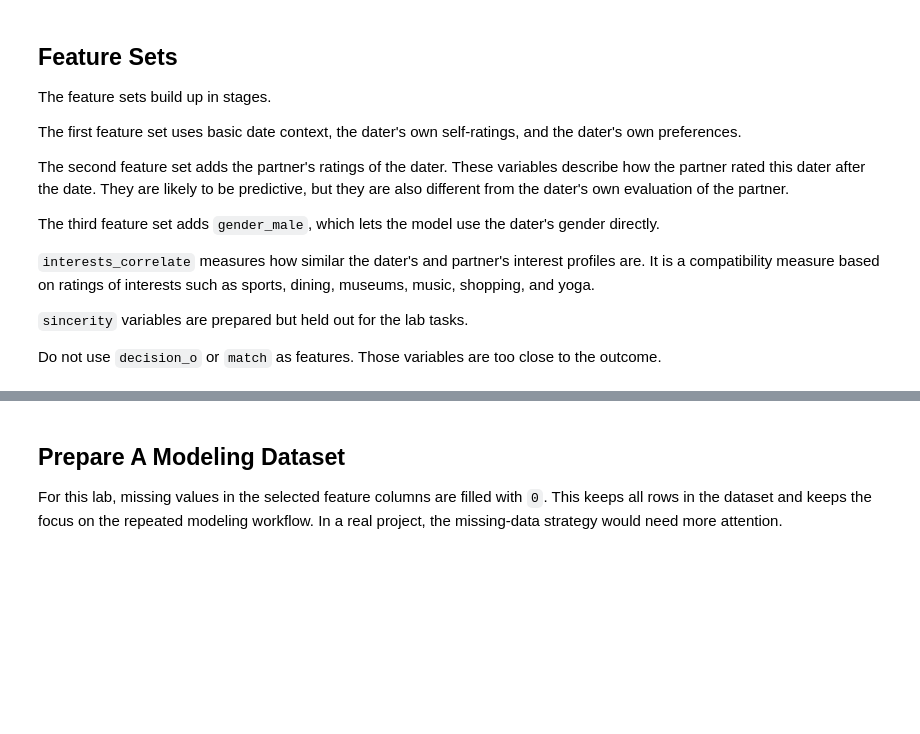
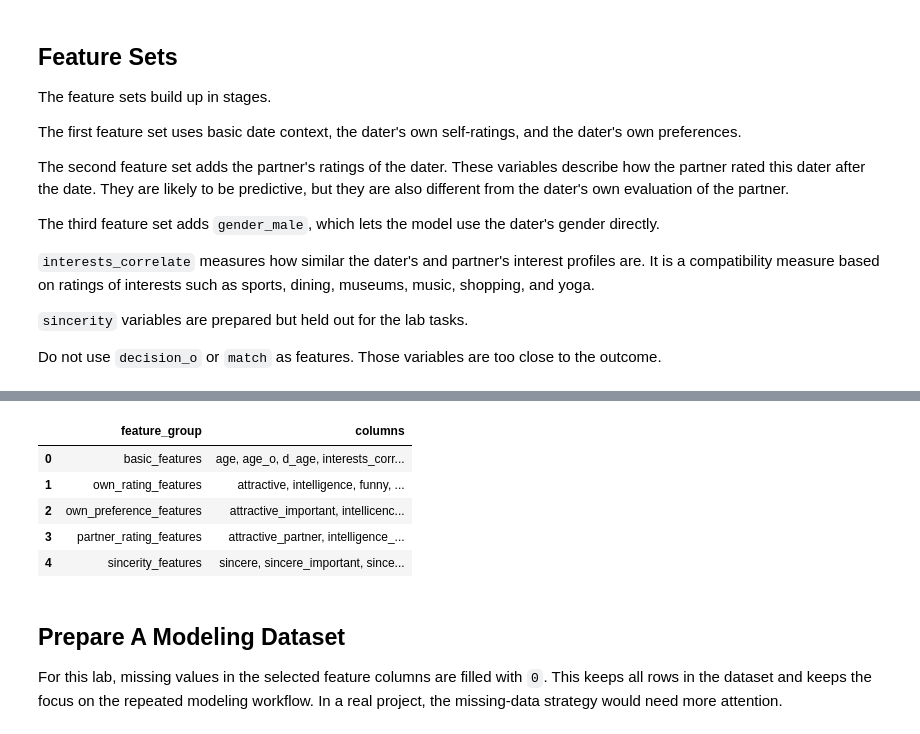
Before and after one commit to zjelveh/zjelveh.github.io, a Jupyter notebook: files/inst414_spring2026/labs/Lab_11.ipynb, the cells around one changed output, grey strips where cells are left out. Saved outputs shown, nothing was run; the diff lists cells and outputs as text; code cells hidden in the pictures; blank space fills up the shorter version.

```diff
--- a/files/inst414_spring2026/labs/Lab_11.ipynb
+++ b/files/inst414_spring2026/labs/Lab_11.ipynb
@@ -152,3 +160,20 @@ sincerity_features = [
+# %%
+feature_group_preview = pd.DataFrame([
+    {'feature_group': 'basic_features', 'columns': ', '.join(basic_features)},
+    {'feature_group': 'own_rating_features', 'columns': ', '.join(own_rating_features)},
+    {'feature_group': 'own_preference_features', 'columns': ', '.join(own_preference_features)},
+    {'feature_group': 'partner_rating_features', 'columns': ', '.join(partner_rating_features)},
+    {'feature_group': 'sincerity_features', 'columns': ', '.join(sincerity_features)}
+])
+
+display(feature_group_preview)
+# %% [output]
+|  | feature_group | columns |
+| 0 | basic_features | age, age_o, d_age, interests_corr... |
+| 1 | own_rating_features | attractive, intelligence, funny, ... |
+| 2 | own_preference_features | attractive_important, intellicenc... |
+| 3 | partner_rating_features | attractive_partner, intelligence_... |
+| 4 | sincerity_features | sincere, sincere_important, since... |
 # %% [markdown]
 ## Prepare A Modeling Dataset
 
```
Also changed, not shown: parts of 5 cells of this notebook.
